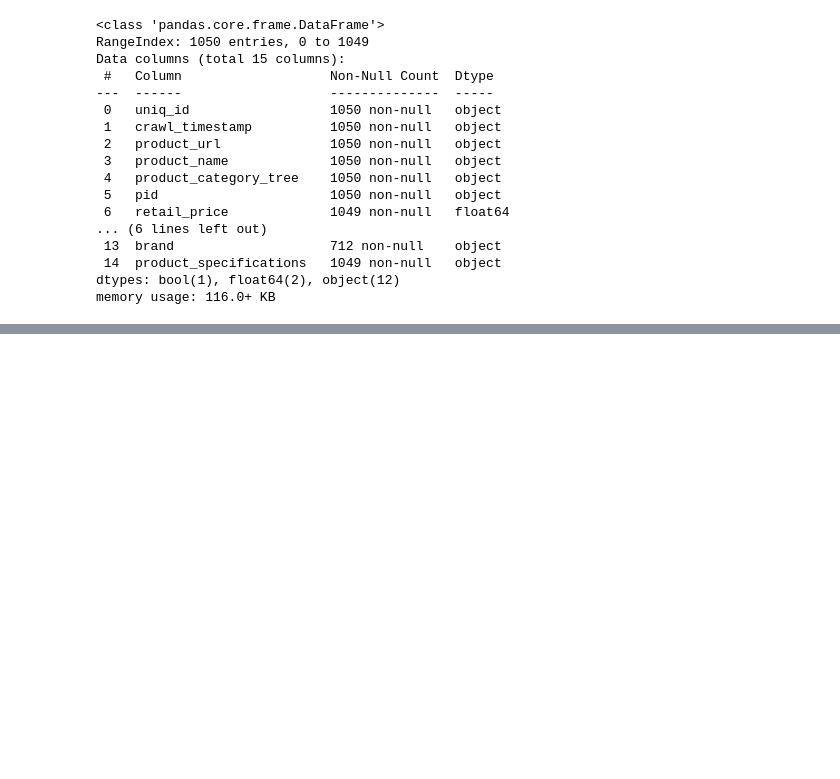
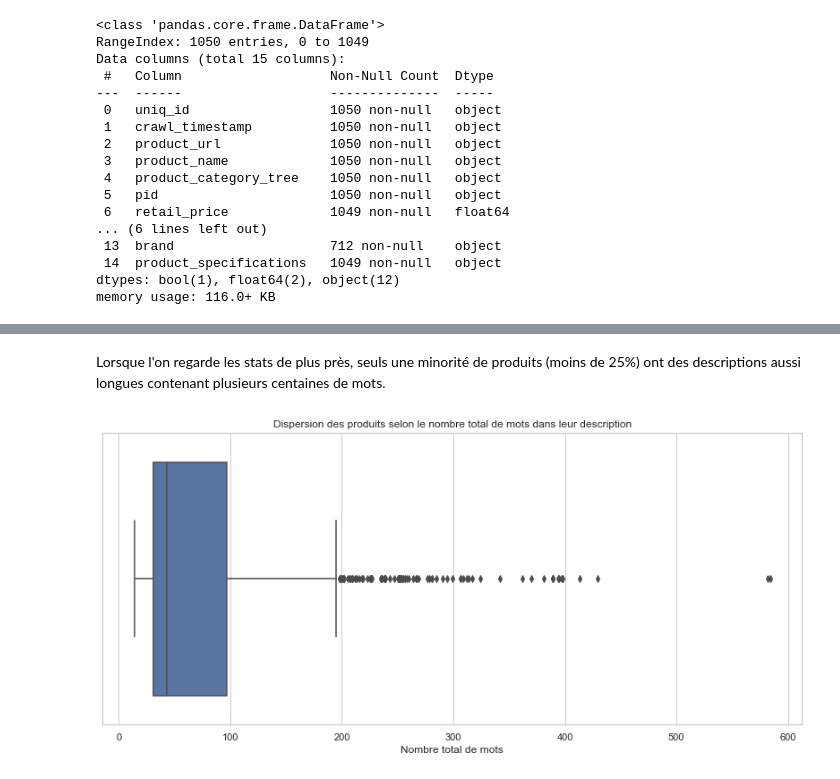
Before and after one commit to sebastienbourgeois/oc-p6-classifier-biens-consommation, a Jupyter notebook: P6_01_notebook.ipynb, the cells around one changed output, grey strips where cells are left out. Saved outputs shown, nothing was run; the diff lists cells and outputs as text; code cells hidden in the pictures; blank space fills up the shorter version.

```diff
--- a/P6_01_notebook.ipynb
+++ b/P6_01_notebook.ipynb
@@ -111,0 +244,10 @@ memory usage: 116.0+ KB
+# %% [markdown]
+Lorsque l'on regarde les stats de plus près, seuls une minorité de produits (moins de 25%) ont des descriptions aussi longues contenant plusieurs centaines de mots.
+# %%
+import seaborn as sns
+sns.set_theme(style="whitegrid")
+plt.title("Dispersion des produits selon le nombre total de mots dans leur description")
+ax = sns.boxplot(x=df["total"])
+plt.xlabel("Nombre total de mots");
+# %% [output]
+[figure, added]
```
Also changed, not shown: parts of 23 cells of this notebook.
